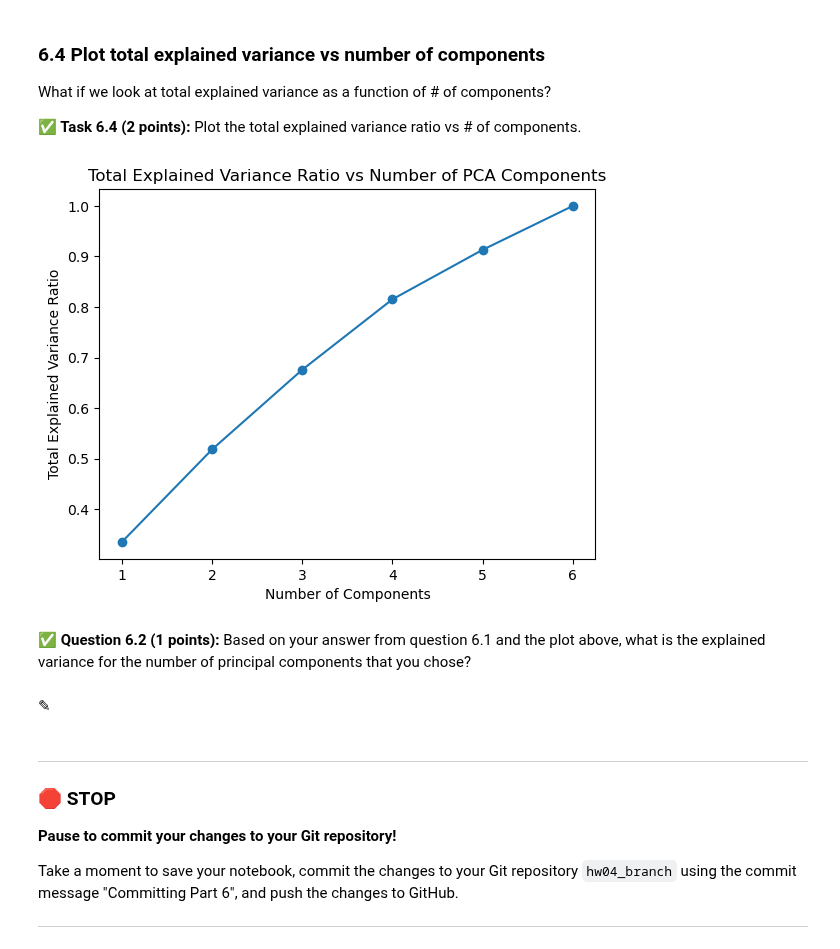
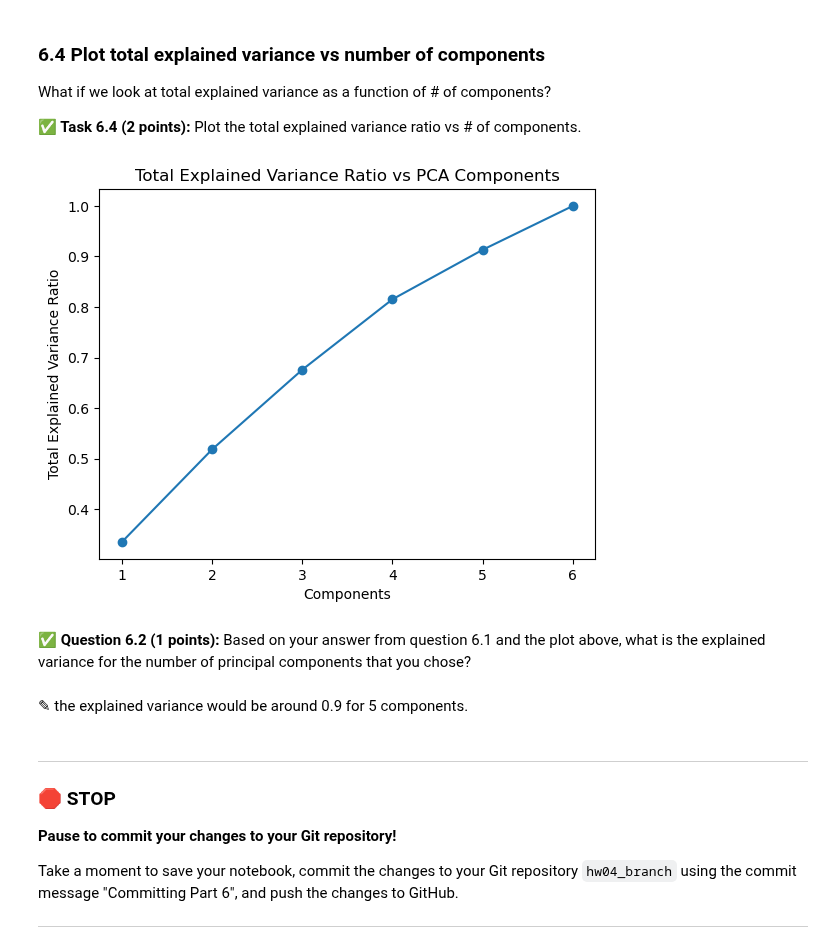
Before and after one commit to milneskylar/CMSE202-f23-turnin, a Jupyter notebook: hw-04/HW-04_PerceptronSVMandPCA-STUDENT (1).ipynb, the cells around one changed output. Cells and saved outputs as stored; diff of their text form; code cells hidden in the pictures.

```diff
--- a/hw-04/HW-04_PerceptronSVMandPCA-STUDENT (1).ipynb
+++ b/hw-04/HW-04_PerceptronSVMandPCA-STUDENT (1).ipynb
@@ -570,15 +570,15 @@ What if we look at total explained variance as a function of # of components?
 # %%
 # Put your code here
 plt.plot(components, explained_variance_ratios, marker='o')
-plt.title('Total Explained Variance Ratio vs Number of PCA Components')
-plt.xlabel('Number of Components')
+plt.title('Total Explained Variance Ratio vs PCA Components')
+plt.xlabel('Components')
 plt.ylabel('Total Explained Variance Ratio');
 # %% [output]
-[figure, old version]
+[figure, new version]
 # %% [markdown]
 **&#9989; Question 6.2 (1 points):** Based on your answer from question 6.1 and the plot above, what is the explained variance for the number of principal components that you chose?
 # %% [markdown]
-<font size=+3>&#9998;</font>
+<font size=+3>&#9998;</font> the explained variance would be around 0.9 for 5 components.
 # %% [markdown]
 ---
 ### &#128721; STOP
```
Also changed, not shown: parts of 8 cells of this notebook.
